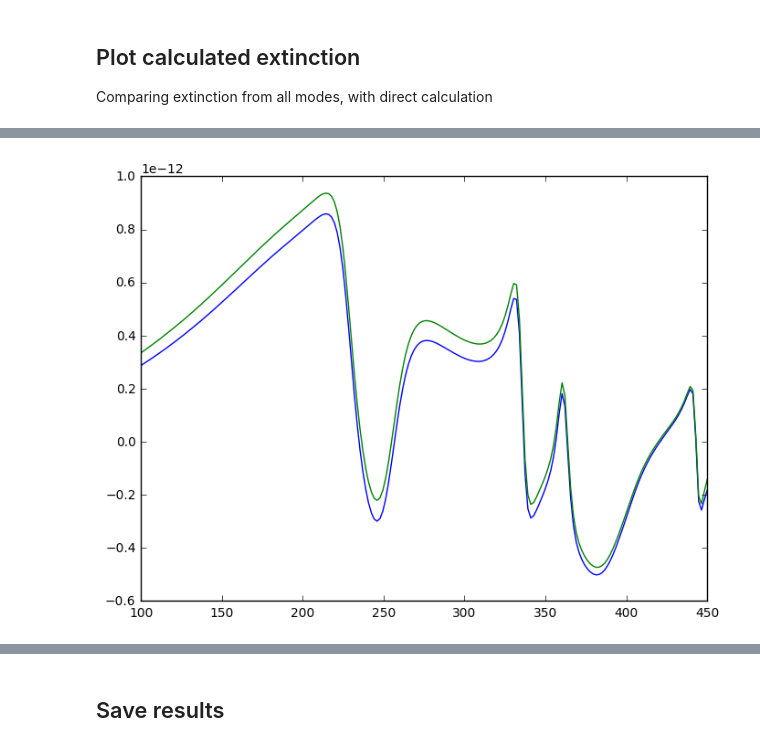
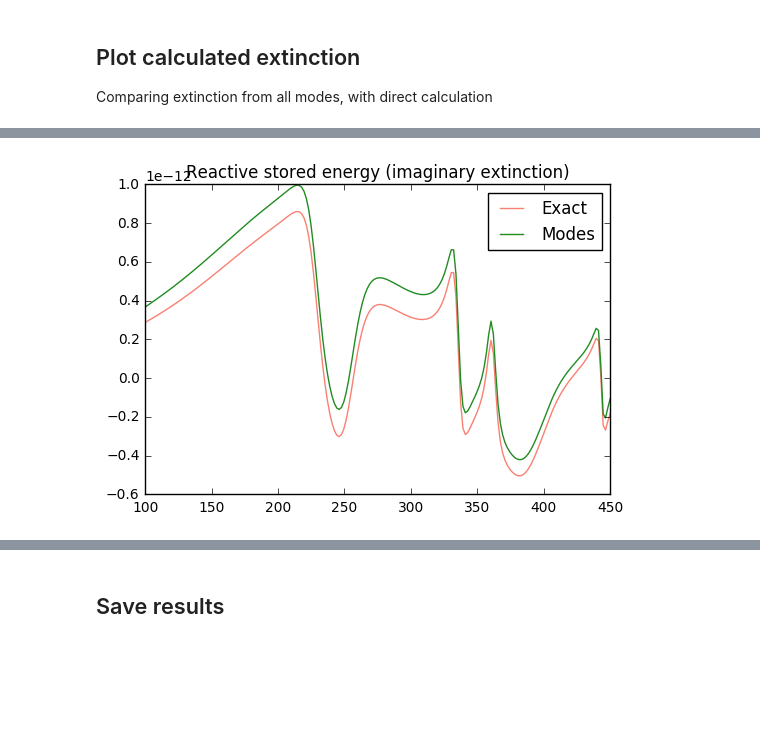
Before and after one commit to DavidPowell/DielectricDiskPaper, a Jupyter notebook: Mode calculations for silicon disk.ipynb, the cells around one changed output, grey strips where cells are left out. Saved outputs shown, nothing was run; the diff lists cells and outputs as text; code cells hidden in the pictures; blank space fills up the shorter version.

Commit message:
Updated results for disk, using PMCHWT and showing interference between modes

```diff
--- a/Mode calculations for silicon disk.ipynb
+++ b/Mode calculations for silicon disk.ipynb
@@ -36,7 +36,7 @@ Uncomment the lines below to turn on additional logging information
 
 The cells below set up the simulation object, and specify the geometric and material parameters of the disk
 # %%
-sim = openmodes.Simulation(operator_class=CTFOperator, notebook=True)
+sim = openmodes.Simulation(operator_class=PMCHWTOperator, notebook=True)
 
 parameters={'radius':242e-9, 'height':220e-9, 'mesh_tol':50e-9, 'rounding':50e-9}
 # %% [output]
@@ -185,19 +257,40 @@ a_e = np.empty((num_freqs, num_multipoles+1, 2*num_multipoles+1), np.complex128)
 a_m = np.empty_like(a_e)
 k = np.empty(num_freqs)
 
-modal_interference = np.empty((num_freqs, num_modes, num_modes), np.complex128)
-extinction_interference = np.empty((num_freqs, num_modes, num_modes), np.complex128)
+extinction_JZJ = np.empty(num_freqs, np.complex128)
+extinction_JZJ_modes = np.empty((num_freqs, len(wanted_groups)+1, len(wanted_groups)+1), np.complex128)
 
 for freq_count, s in sim.iter_freqs(freqs, log_skip=20):
+    # direct ("exact") solution
     Z = sim.impedance(s)
     V = sim.source_vector(pw, s)
     I = Z.solve(V)
     V_E = sim.source_vector(pw, s, extinction_field=True)
     extinction[freq_count] = np.vdot(V_E, I)
 
+    # multipole expansion of current
     k[freq_count] = (s/c/1j).real
+    a_e[freq_count], a_m[freq_count] = sim.multipole_decomposition(I, num_multipoles, s)
 
-    a_e[freq_count], a_m[freq_count] = sim.multipole_decomposition(I, num_multipoles, s)
+    # mutual extinction between modes
+    Zv = Z.val()
+    extinction_JZJ[freq_count] = np.vdot(I, Zv.dot(I))
+
+    Is = I.simple_view()
+    I_modes = model.impedance(s).solve(vl.dot(V))
+
+    I_groups = np.zeros((len(wanted_groups)+1, len(Is)), np.complex128)
+    for group_count, group in enumerate(wanted_groups):
+        for mode in group:
+            I_groups[group_count] += I_modes[0, mode]*vr[:, :, 0, mode].simple_view()
+
+    # the residual current, which is not accounted for by our chosen modes
+    I_groups[-1] = Is-np.sum(I_groups[:-1], axis=0)
+
+    Zv = Zv.simple_view()
+    for o_count, I_obs in enumerate(I_groups):
+        for s_count, I_src in enumerate(I_groups):
+             extinction_JZJ_modes[freq_count, o_count, s_count] = I_obs.conj().dot(Zv.dot(I_src))
 # %% [markdown]
 ## Plot calculated extinction
 Comparing extinction from all modes, with direct calculation
@@ -232,7 +323,9 @@ plt.show()
 # %%
-plt.figure(figsize=(8, 6))
-plt.plot(freqs*1e-12, extinction.imag)
-plt.plot(freqs*1e-12, np.sum(extinction_modes.imag, axis=1))
+plt.figure()
+plt.plot(freqs*1e-12, extinction.imag, color='salmon')
+plt.plot(freqs*1e-12, np.sum(extinction_modes.imag, axis=1), color="forestgreen")
+plt.title("Reactive stored energy (imaginary extinction)")
+plt.legend(("Exact", "Modes"), loc="upper right")
 plt.show()
 # %% [output]
-[figure, old version]
+[figure, new version]
```
Also changed, not shown: parts of 17 cells of this notebook, 2 other files.
